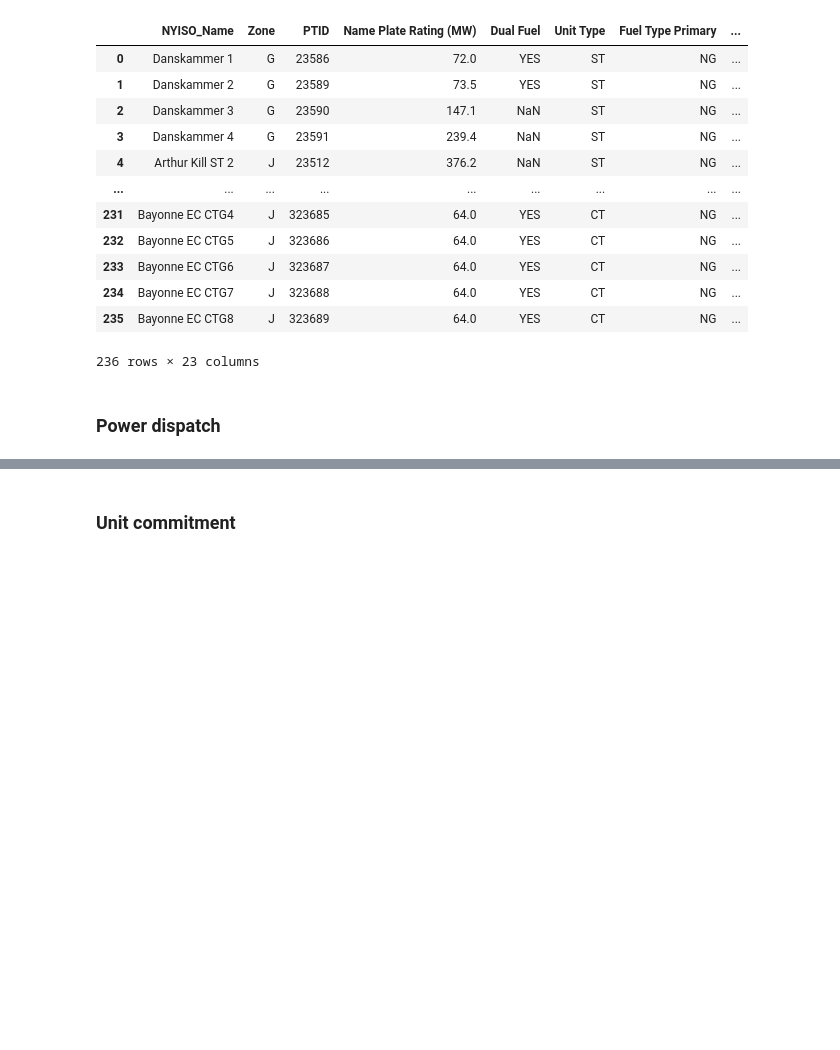
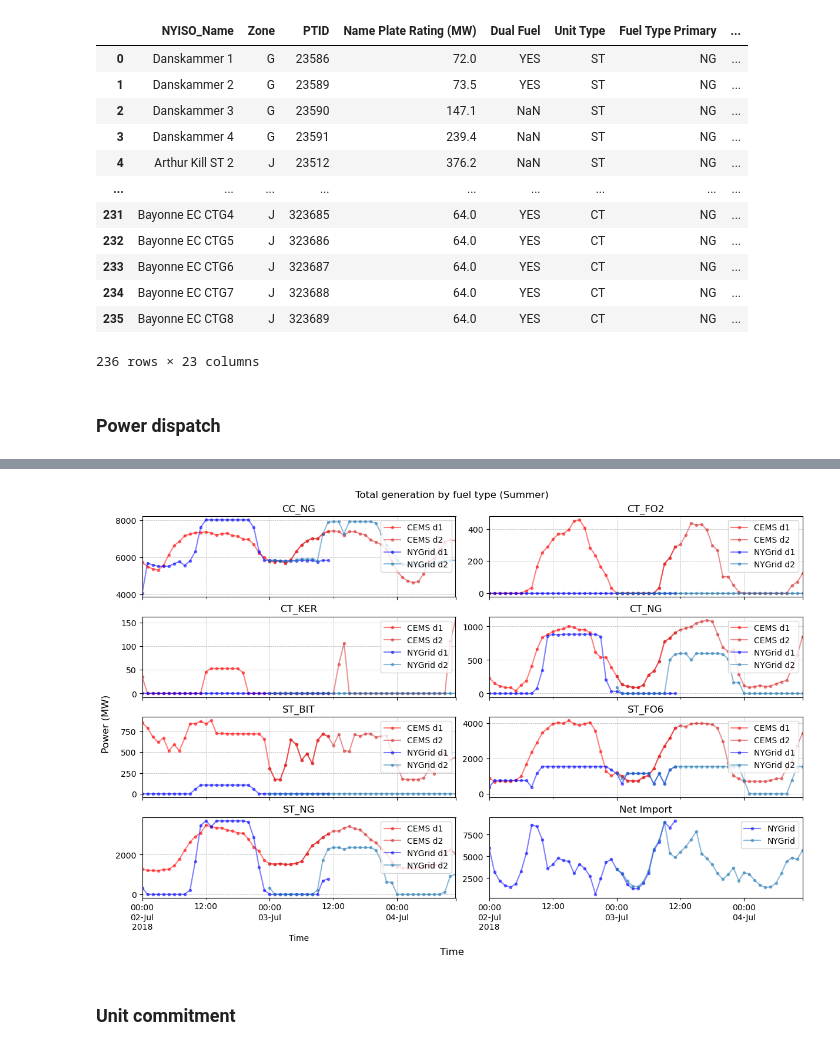
Before and after one commit to boyuan276/NYgrid-python, a Jupyter notebook: examples/ex_opf_2018NewParams.ipynb, the cells around one changed output, grey strips where cells are left out. Cells and saved outputs as stored; diff of their text form; code cells hidden in the pictures; blank space fills up the shorter version.

```diff
--- a/examples/ex_opf_2018NewParams.ipynb
+++ b/examples/ex_opf_2018NewParams.ipynb
@@ -331,3 +908,36 @@ plt.show()
+# %%
+fig, axs = plt.subplots(4, 2, figsize=(12, 8), sharex=True,
+                        layout='constrained')
+
+for i, fuel_type in enumerate(cems_gload_summary_s0.columns):
+    ax = axs.flatten()[i]
+    cems_gload_summary_s0[fuel_type].plot(ax=ax, alpha=0.5, color='red',
+                                          label='CEMS d1', marker='.')
+    cems_gload_summary_s1[fuel_type].plot(ax=ax, alpha=0.5, color='tab:red',
+                                          label='CEMS d2', marker='.')
+    pg_by_fuel_sum_s0[fuel_type].plot(ax=ax, alpha=0.5, color='blue',
+                                      label='NYGrid d1', marker='.')
+    pg_by_fuel_sum_s1[fuel_type].plot(ax=ax, alpha=0.5, color='tab:blue',
+                                      label='NYGrid d2', marker='.')
+
+    ax.set_title(fuel_type)
+    ax.legend(loc='upper right')
+    ax.grid(True, which='both', linestyle='--', linewidth=0.5)
+
+ax = axs.flatten()[-1]
+net_import_s0.plot(ax=ax, alpha=0.5, color='blue',
+                   label='NYGrid', marker='.')
+net_import_s1.plot(ax=ax, alpha=0.5, color='tab:blue',
+                   label='NYGrid', marker='.')
+ax.set_title('Net Import')
+ax.legend(loc='upper right')
+
+fig.supxlabel('Time')
+fig.supylabel('Power (MW)')
+fig.suptitle('Total generation by fuel type (Summer)')
+plt.show()
+# %% [output]
+[figure, added]
 # %% [markdown]
 ### Unit commitment
 # %%
```
Also changed, not shown: parts of 39 cells of this notebook.
